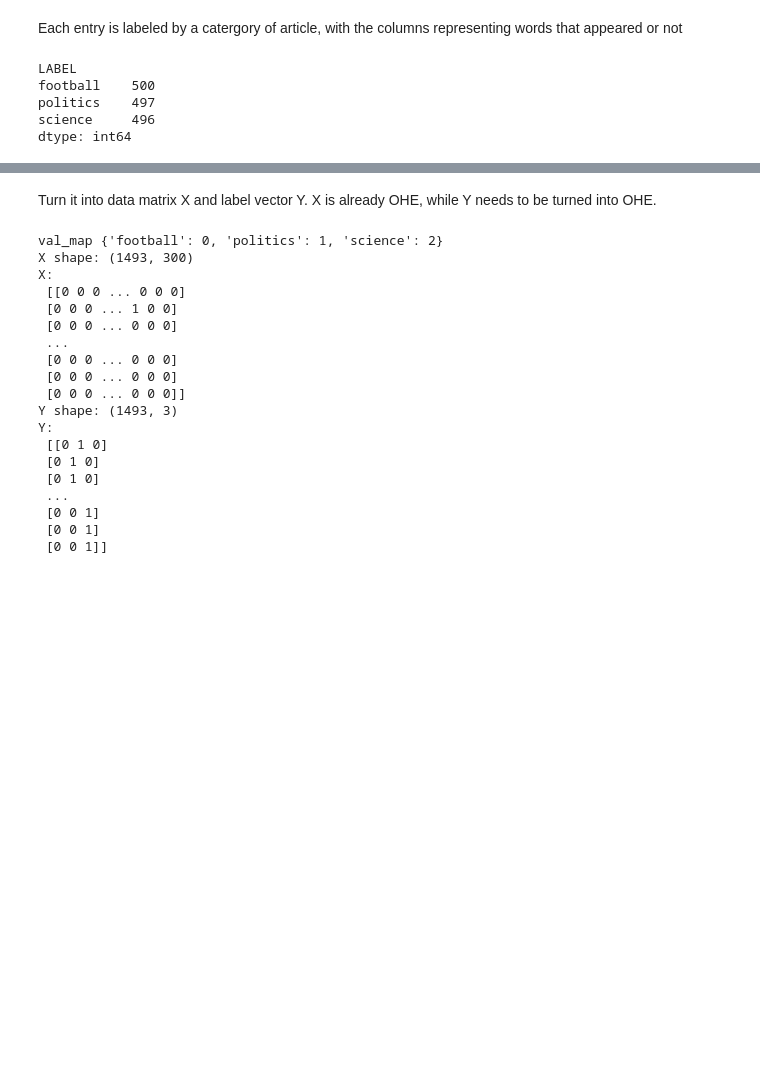
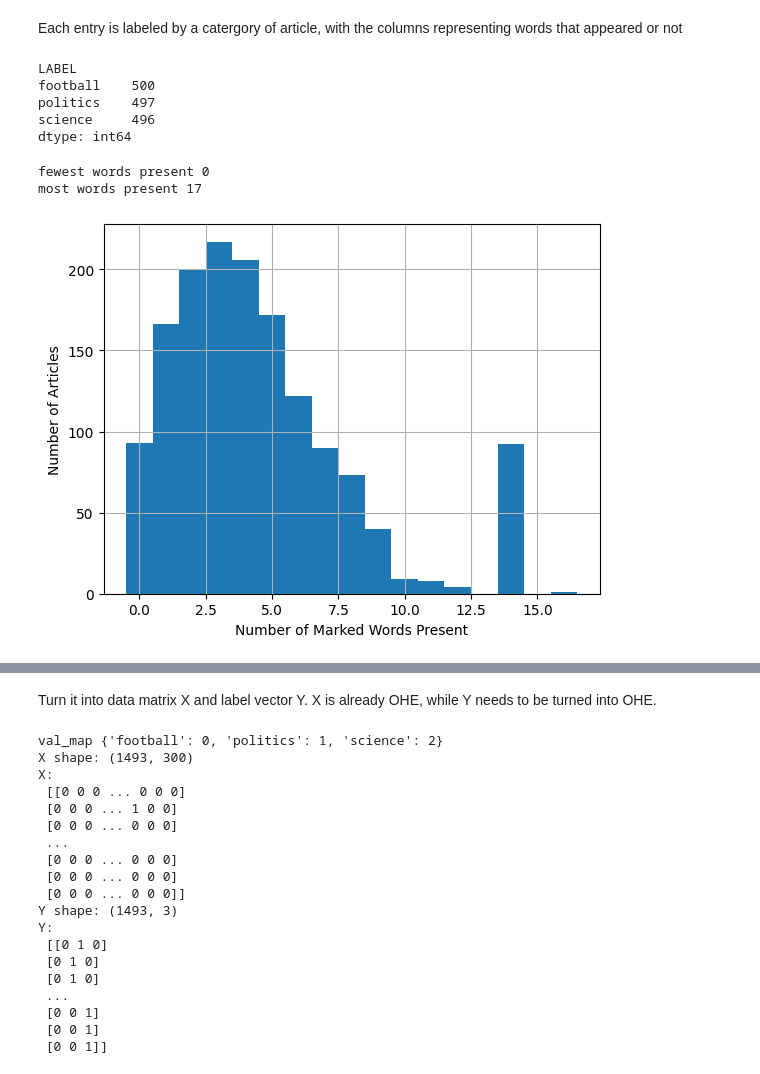
Before and after one commit to eliweissler/CSCI_5576_HW, a Jupyter notebook: exam_3/part_3.ipynb, the cells around one changed output, grey strips where cells are left out. Saved outputs shown, nothing was run; the diff lists cells and outputs as text; code cells hidden in the pictures; blank space fills up the shorter version.

```diff
--- a/exam_3/part_3.ipynb
+++ b/exam_3/part_3.ipynb
@@ -96,3 +105,14 @@ football    500
 politics    497
 science     496
 dtype: int64
+# %%
+nwords_present = data[[c for c in data.columns if c != "LABEL"]].sum(axis=1)
+print("fewest words present", nwords_present.min())
+print("most words present", nwords_present.max())
+nwords_present.hist(bins=nwords_present.max()-nwords_present.min(),align="left")
+plt.ylabel("Number of Articles")
+plt.xlabel("Number of Marked Words Present");
+# %% [output]
+fewest words present 0
+most words present 17
+[figure, added]
```
Also changed, not shown: parts of 39 cells of this notebook, 1 other file.
